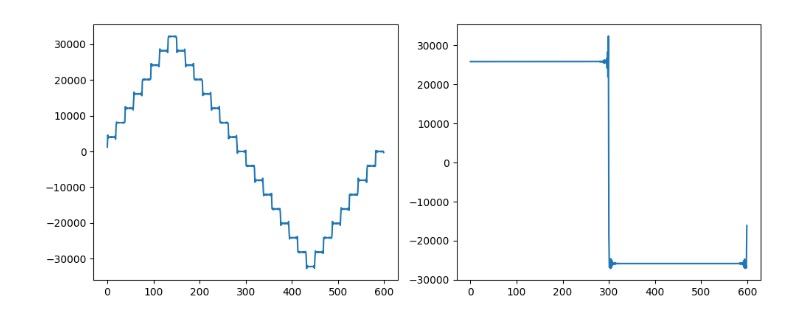
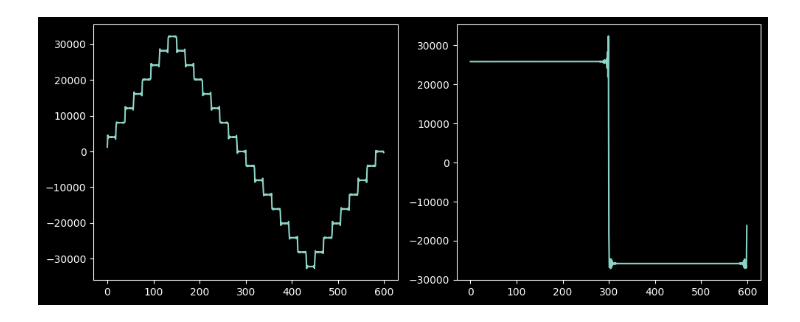
Before and after one commit to tiagolr/wavegen, a Jupyter notebook: main.ipynb, the cells around one changed output. Drawn from its saved outputs; the diff is of its cells as text; code cells hidden in the pictures.

```diff
--- a/main.ipynb
+++ b/main.ipynb
@@ -1,19 +1,21 @@
 # %%
 from scipy.io import wavfile
 import numpy as np
 import matplotlib.pyplot as plt
+
+plt.style.use('dark_background')
 
 sr1, wave1 = wavfile.read("./waveforms/AKWF_nes/AKWF_nes_triangle.wav")
 sr2, wave2 = wavfile.read("./waveforms/AKWF_nes/AKWF_nes_square.wav")
 
 fig, axs = plt.subplots(1, 2, figsize=(10,4))
 
 axs[0].plot(wave1)
 axs[1].plot(wave2)
 
 plt.tight_layout()
 plt.show()
 # %% [output]
-[figure, old version]
+[figure, new version]
 # %%
 import numpy as np
```
Also changed, not shown: parts of 3 cells of this notebook, 2 other files.
